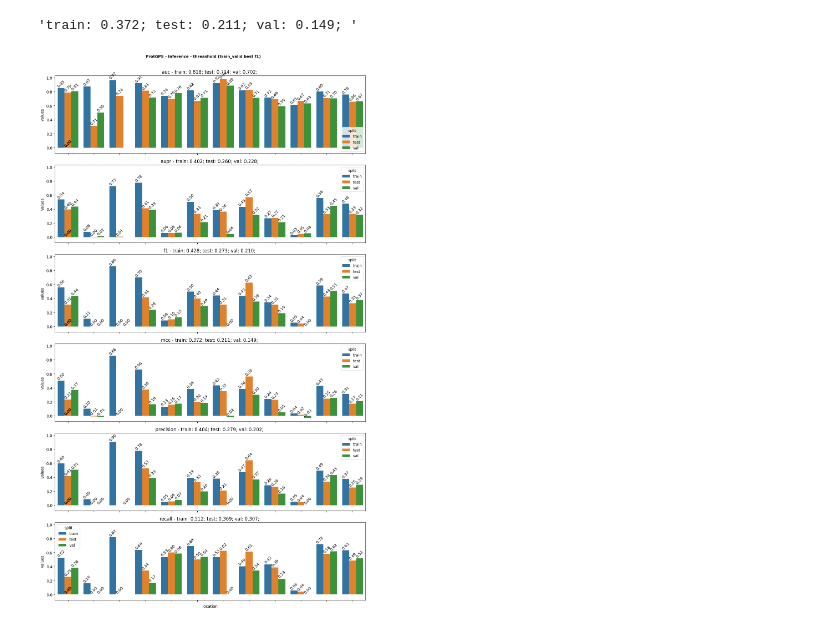
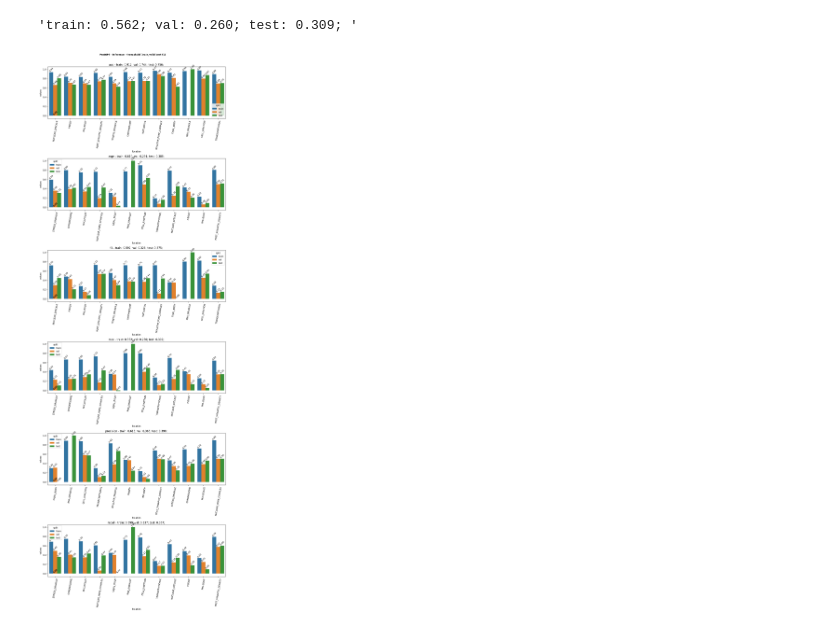
Before and after one commit to shuaizengMU/protgps, a Jupyter notebook: performance_analysis_official_custom.ipynb, the cells around one changed output. Saved outputs shown, nothing was run; the diff lists cells and outputs as text; code cells hidden in the pictures.

```diff
--- a/performance_analysis_official_custom.ipynb
+++ b/performance_analysis_official_custom.ipynb
@@ -27,18 +27,18 @@ import pickle
 
 
 
-LABEL_COLS = ['TRANSCRIPTIONAL',
- 'CHROMOSOME',
- 'NUCLEAR_PORE_COMPLEX',
- 'NUCLEAR_SPECKLE',
- 'P-BODY',
- 'PML-BDOY',
- 'POST_SYNAPTIC_DENSITY',
- 'STRESS_GRANULE',
- 'NUCLEOLUS',
- 'CAJAL_BODY',
- 'RNA_GRANULE',
- 'CELL_JUNCTION']
+LABEL_COLS = ["NUCLEAR_SPECKLE",
+              "P-BODY",
+              "PML-BDOY",
+              "POST_SYNAPTIC_DENSITY",
+              "STRESS_GRANULE",
+              "CHROMOSOME",
+              "NUCLEOLUS",
+              "NUCLEAR_PORE_COMPLEX",
+              "CAJAL_BODY",
+              "RNA_GRANULE",
+              "CELL_JUNCTION",
+              "TRANSCRIPTIONAL"]
 
 PRED_COLS = [ f"{col_name}_Score" for col_name in LABEL_COLS]
 # %%
@@ -164,7 +164,7 @@ def find_best_threshold_multi_label(y_true, y_pred_prob):
     return best_thresholds
 # %%
 
-valid_df = prediction_df[(prediction_df.split == "train") | (prediction_df.split == "dev")]
+valid_df = prediction_df[(prediction_df.split == "train") | (prediction_df.split == "val")]
 # valid_df = prediction_df[ (prediction_df.split == "test")]
 true_labels = valid_df[LABEL_COLS].values
 prob_labels = valid_df[PRED_COLS].values
@@ -198,7 +198,7 @@ location_performance_df = pd.DataFrame(performance_df)
 mean_performance_df = pd.DataFrame(mean_performance_df)
 
 
-custom_order = {'train': 0, 'dev': 1, 'test': 2}
+custom_order = {'train': 0, 'val': 1, 'test': 2}
 
 
 
@@ -216,40 +216,40 @@ for onerow in mean_performance_df[mean_performance_df.metrics_name == "mcc"].val
 
 res
 # %% [output]
-'train: 0.372; test: 0.211; val: 0.149; '
+'train: 0.562; val: 0.260; test: 0.309; '
 # %%
 # Create subplots
 unique_metrics = location_performance_df["metrics_name"].unique()
-fig, axes = plt.subplots(len(unique_metrics), 1, figsize=(12, 20), sharex=True, sharey=True)
+fig, axes = plt.subplots(len(unique_metrics), 1, figsize=(12, 35), sharex=False, sharey=True)
 
 # Ensure axes is iterable even if there's only one metric
 if len(unique_metrics) == 1:
     axes = [axes]
 
 # Loop through each metric and plot
 for ax, (metrics_name, one_metrics_df) in zip(axes, location_performance_df.groupby("metrics_name")):
     sns.barplot(data=one_metrics_df, x="location", y="values", hue="split", ax=ax)
 
     res = ""
     for onerow in mean_performance_df[mean_performance_df.metrics_name == metrics_name].values:
       res += f"{onerow[0]}: {onerow[2]:.3f}; "
 
     # Show values above bars
     for p in ax.patches:
         ax.text(p.get_x() + p.get_width() / 2,  # X position
                 p.get_height(),  # Y position (above the bar)
                 f'{p.get_height():0.2f}',  # Value text
                 ha='center', va='bottom', fontsize=10, color='black', rotation=45)  # Rotate text
 
     ax.set_title(f"{metrics_name} - {res}")
     ax.set_xticklabels(ax.get_xticklabels(), rotation=80)
 
 fig.suptitle("ProtGPS - Inference - threashold (train_valid best f1)", fontsize=10, fontweight='bold', y=1.005)
 plt.tight_layout()  # Adjust layout
 
 
 output_img_filename = f"{project_root}/metrics_barplot.png"
 plt.savefig(output_img_filename, dpi=200, bbox_inches="tight")
 plt.show()
 # %% [output]
-[figure, old version]
+[figure, new version]
```
Also changed, not shown: parts of 1 cell of this notebook, 51 other files.
